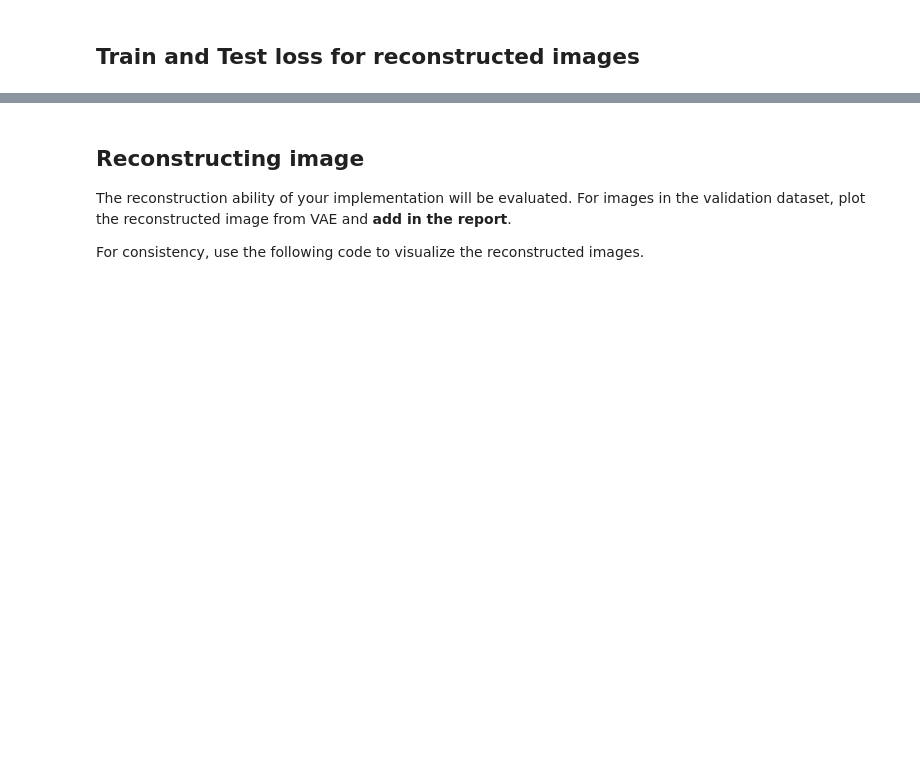
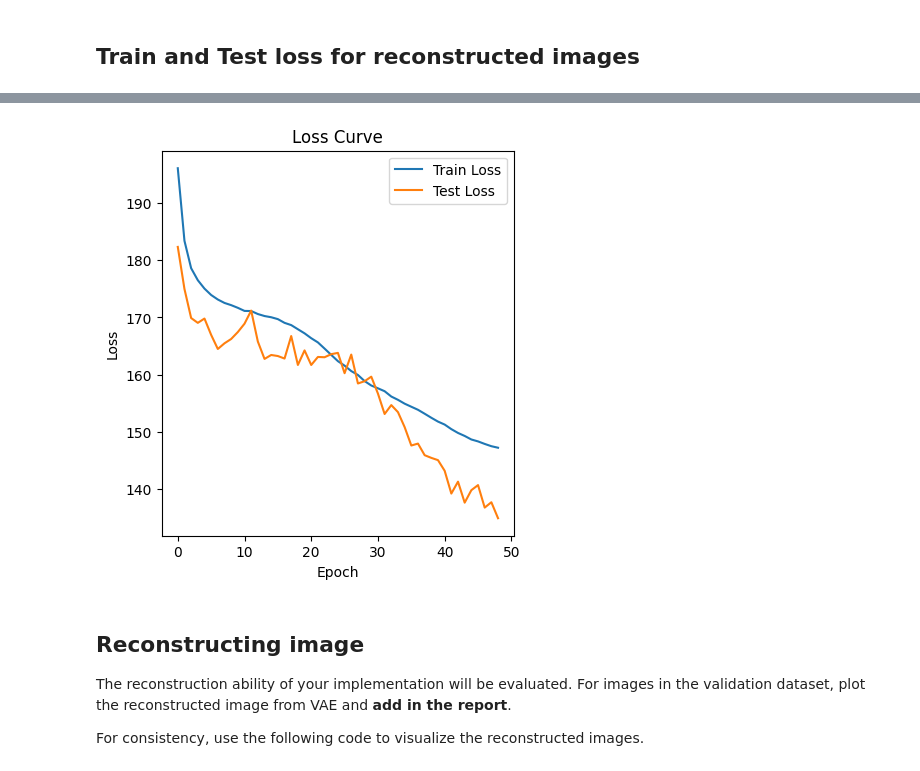
Before and after one commit to RISHIT7/GMM-VAE, a Jupyter notebook: notebooks/GMVAE.ipynb, the cells around one changed output, grey strips where cells are left out. Cells and saved outputs as stored; diff of their text form; code cells hidden in the pictures; blank space fills up the shorter version.

```diff
--- a/notebooks/GMVAE.ipynb
+++ b/notebooks/GMVAE.ipynb
@@ -322,3 +346,17 @@ plt.show()
+# %%
+# Plotting training and validation loss curves
+plt.figure(figsize=(10, 5))
+plt.subplot(1, 2, 1)
+plt.plot(train_loss[1:], label='Train Loss')
+plt.plot(test_loss[1:], label='Test Loss')
+plt.title('Loss Curve')
+plt.xlabel('Epoch')
+plt.ylabel('Loss')
+plt.legend()
+
+plt.show()
+# %% [output]
+[figure, added]
 # %% [markdown]
 ## Reconstructing image
 
```
Also changed, not shown: parts of 12 cells of this notebook.
